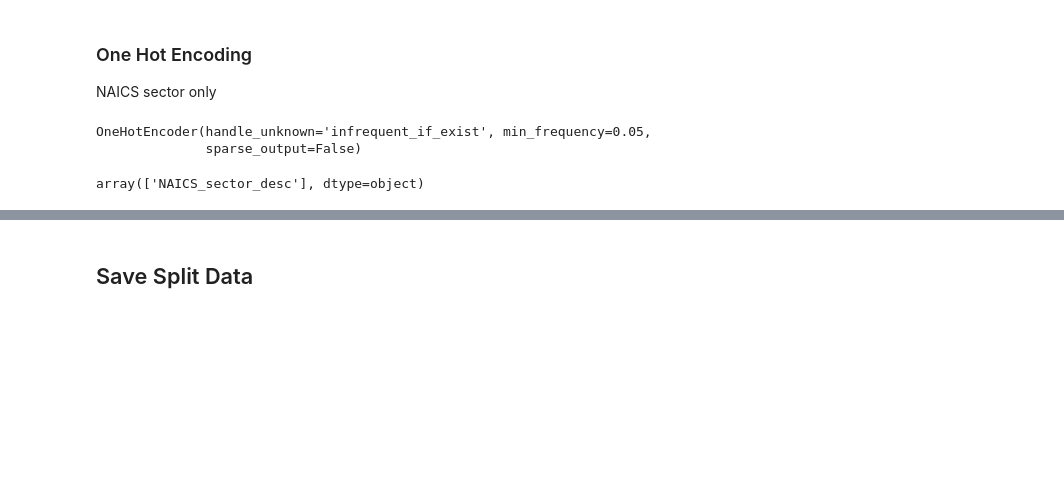
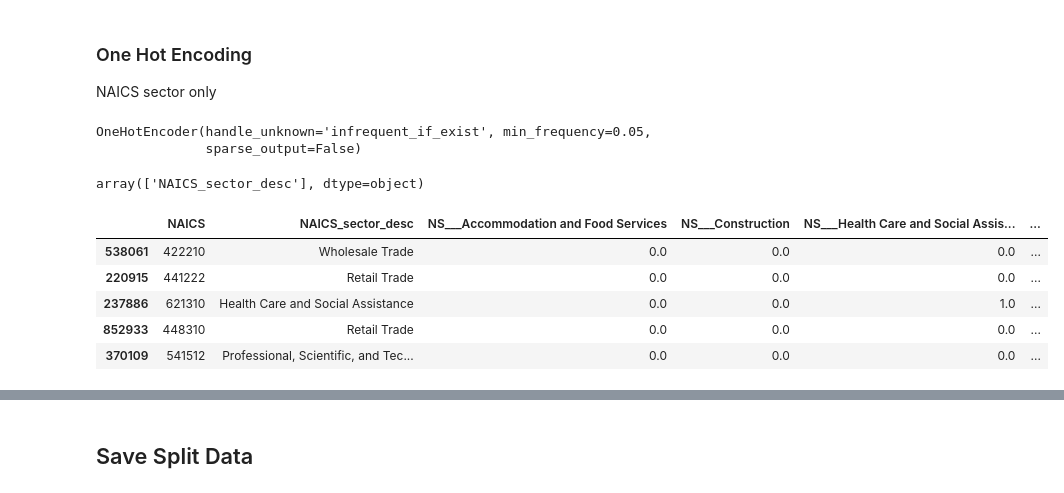
Before and after one commit to vla6/Blog_gnn_naics, a Jupyter notebook: 01_data_import.ipynb, the cells around one changed output, grey strips where cells are left out. Saved outputs shown, nothing was run; the diff lists cells and outputs as text; code cells hidden in the pictures; blank space fills up the shorter version.

```diff
--- a/01_data_import.ipynb
+++ b/01_data_import.ipynb
@@ -593,4 +605,14 @@ def do_transform_onehot(data, enc = naics_onehot_encoder,
 train_df = do_transform_onehot(train_df)
 test_df = do_transform_onehot(test_df)
 val_df = do_transform_onehot(val_df)
+# %%
+train_df.head(5) \
+    [['NAICS', 'NAICS_sector_desc'] + [c for c in train_df.columns if c.startswith('NS__')]]
+# %% [output]
+|  | NAICS | NAICS_sector_desc | NS___Accommodation and Food Services | NS___Construction | NS___Health Care and Social Assis... | ... |
+| 538061 | 422210 | Wholesale Trade | 0.0 | 0.0 | 0.0 | ... |
+| 220915 | 441222 | Retail Trade | 0.0 | 0.0 | 0.0 | ... |
+| 237886 | 621310 | Health Care and Social Assistance | 0.0 | 0.0 | 1.0 | ... |
+| 852933 | 448310 | Retail Trade | 0.0 | 0.0 | 0.0 | ... |
+| 370109 | 541512 | Professional, Scientific, and Tec... | 0.0 | 0.0 | 0.0 | ... |
 # %%
```
Also changed, not shown: parts of 15 cells of this notebook, 10 other files.
